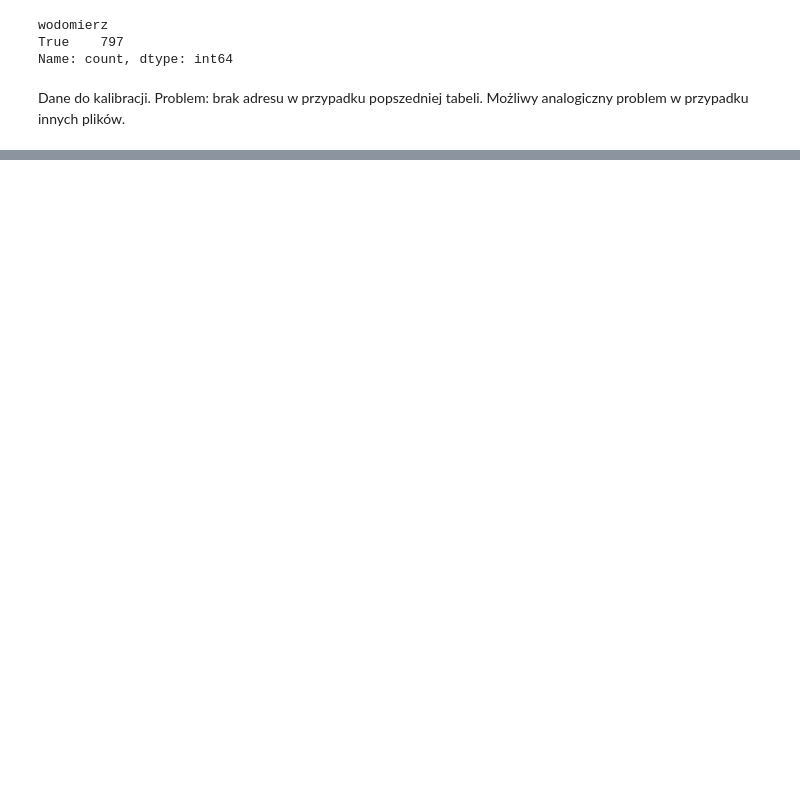
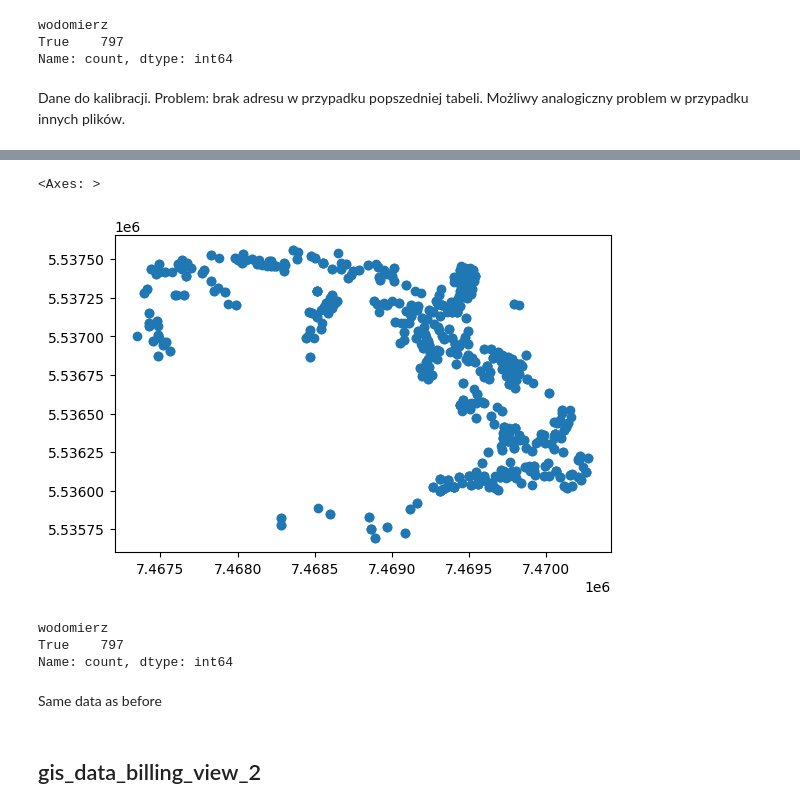
Before and after one commit to tunczyk101/System-modelling-and-simulation, a Jupyter notebook: file_parser/base_analysis.ipynb, the cells around one changed output, grey strips where cells are left out. Cells and saved outputs as stored; diff of their text form; code cells hidden in the pictures; blank space fills up the shorter version.

```diff
--- a/file_parser/base_analysis.ipynb
+++ b/file_parser/base_analysis.ipynb
@@ -228,0 +223,4 @@ Problem: brak adresu w przypadku popszedniej tabeli. Możliwy analogiczny proble
+# %%
+gis = gpd.read_file(
+    "./data/gis_data_billing_view_1/gis_data.billing_view.gml", index_col=0
+)
@@ -228,0 +249,15 @@ Problem: brak adresu w przypadku popszedniej tabeli. Możliwy analogiczny proble
+# %%
+gis.plot()
+# %% [output]
+<Axes: >
+[figure, added]
+# %%
+gis["wodomierz"].value_counts()
+# %% [output]
+wodomierz
+True    797
+Name: count, dtype: int64
+# %% [markdown]
+Same data as before
+# %% [markdown]
+## gis_data_billing_view_2
```
Also changed, not shown: parts of 24 cells of this notebook.
